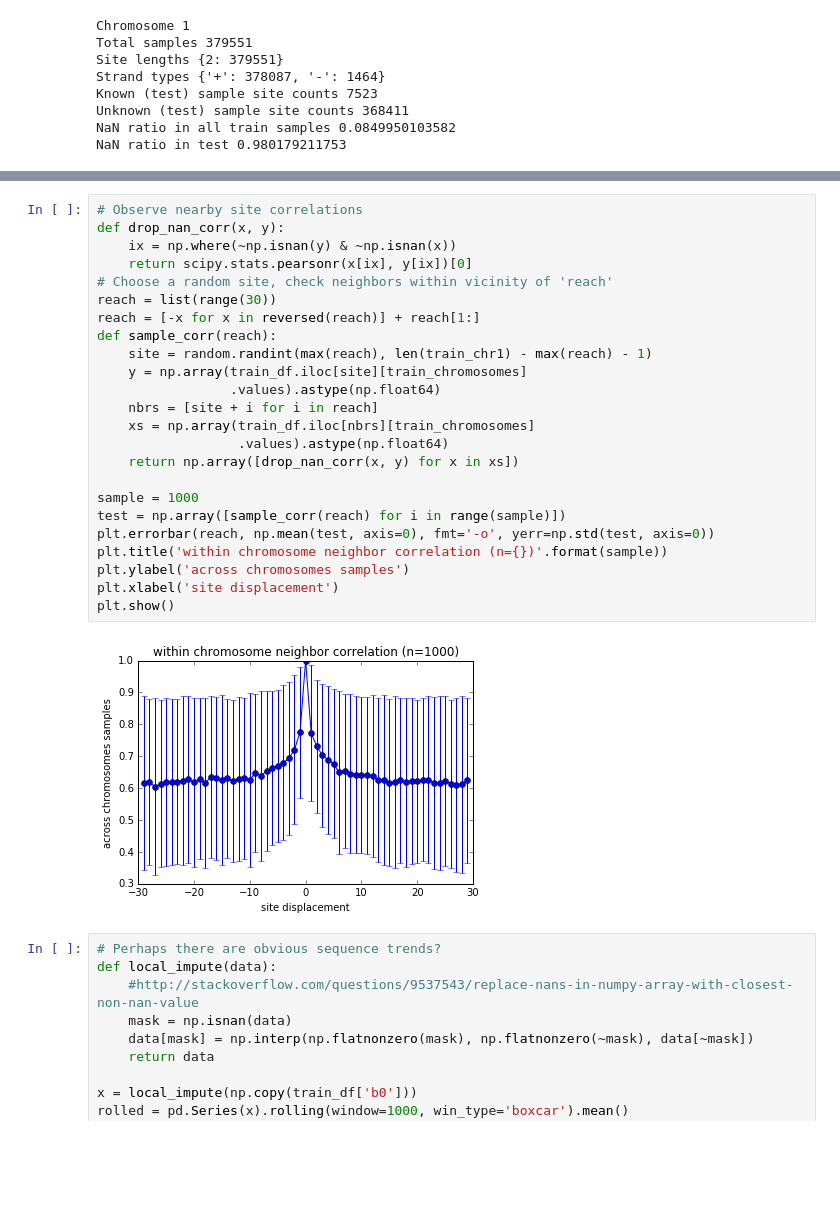
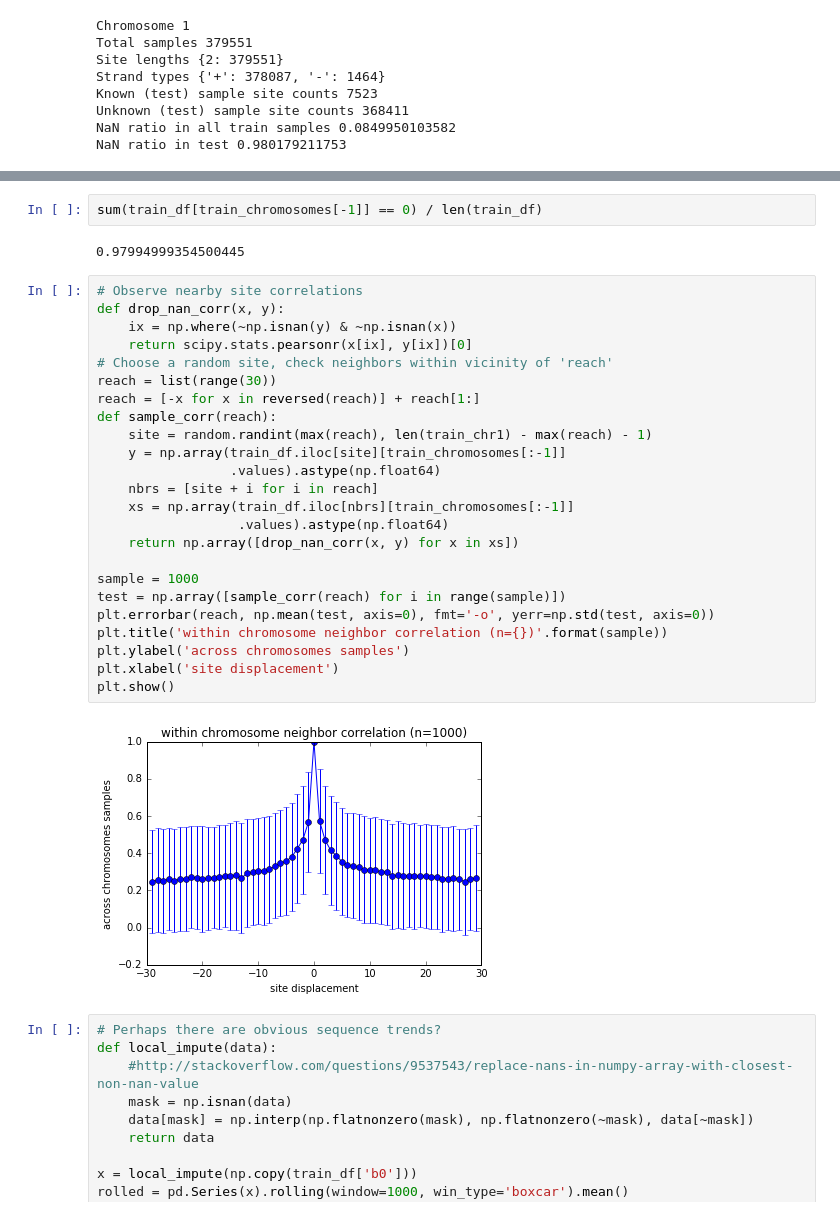
Before and after one commit to PrincetonUniversity/methyl-cluster, a Jupyter notebook: vyf_hw2.ipynb, the cells around one changed output, grey strips where cells are left out. Cells and saved outputs as stored; diff of their text form; blank space fills up the shorter version.

```diff
--- a/vyf_hw2.ipynb
+++ b/vyf_hw2.ipynb
@@ -116,29 +121,33 @@ sd of number of bp between sites 86.9614546017
+# %%
+sum(train_df[train_chromosomes[-1]] == 0) / len(train_df)
+# %% [output]
+0.97994999354500445
 # %%
 # Observe nearby site correlations
 def drop_nan_corr(x, y):
     ix = np.where(~np.isnan(y) & ~np.isnan(x))
     return scipy.stats.pearsonr(x[ix], y[ix])[0]
 # Choose a random site, check neighbors within vicinity of 'reach'
 reach = list(range(30))
 reach = [-x for x in reversed(reach)] + reach[1:]
 def sample_corr(reach):
     site = random.randint(max(reach), len(train_chr1) - max(reach) - 1)
-    y = np.array(train_df.iloc[site][train_chromosomes]
+    y = np.array(train_df.iloc[site][train_chromosomes[:-1]]
                  .values).astype(np.float64)
     nbrs = [site + i for i in reach]
-    xs = np.array(train_df.iloc[nbrs][train_chromosomes]
+    xs = np.array(train_df.iloc[nbrs][train_chromosomes[:-1]]
                   .values).astype(np.float64)
     return np.array([drop_nan_corr(x, y) for x in xs])
 
 sample = 1000
 test = np.array([sample_corr(reach) for i in range(sample)])
 plt.errorbar(reach, np.mean(test, axis=0), fmt='-o', yerr=np.std(test, axis=0))
 plt.title('within chromosome neighbor correlation (n={})'.format(sample))
 plt.ylabel('across chromosomes samples')
 plt.xlabel('site displacement')
 plt.show()
 # %% [output]
-[figure, old version]
+[figure, new version]
 # %%
 # Perhaps there are obvious sequence trends?
 def local_impute(data):
```
Also changed, not shown: parts of 14 cells of this notebook, 6 other files.
